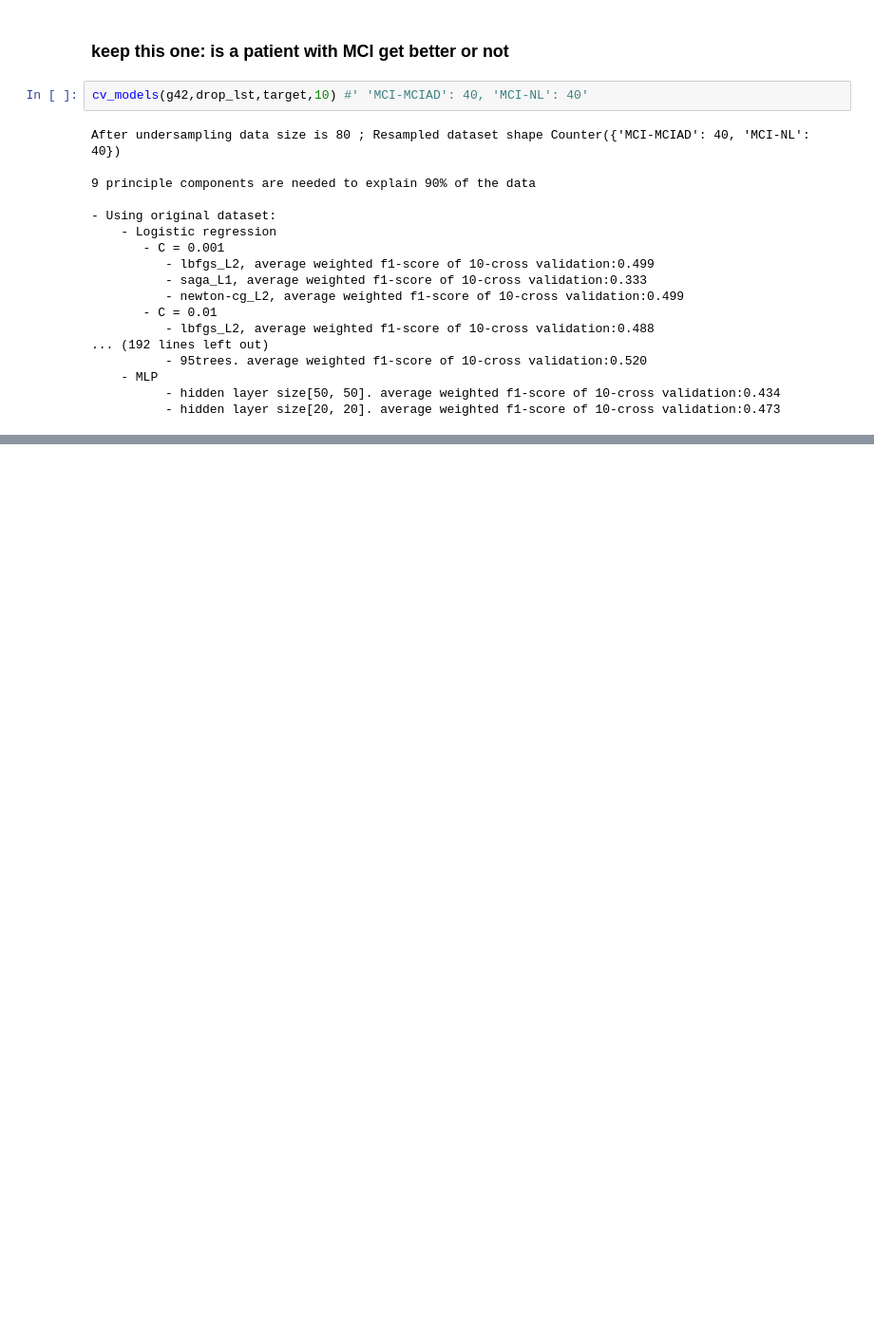
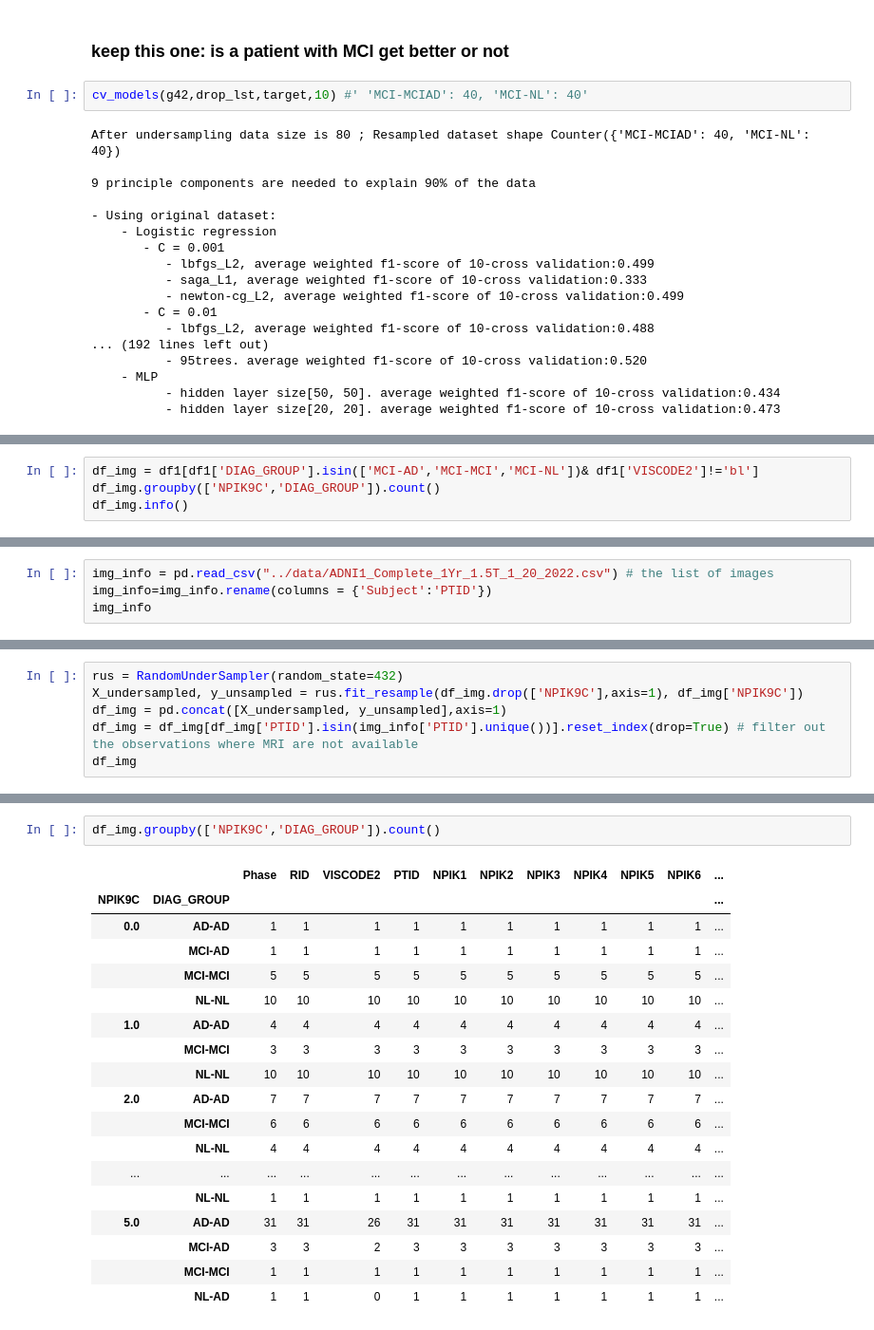
Before and after one commit to weiping2022/Brain_health_challenge_Antonia_Weiping_hs2022, a Jupyter notebook: notebook/3_model_sleep_vs_DX_conversion_final.ipynb, the cells around one changed output, grey strips where cells are left out. Shown at 95% size. Saved outputs shown, nothing was run; the diff lists cells and outputs as text; blank space fills up the shorter version.

```diff
--- a/notebook/3_model_sleep_vs_DX_conversion_final.ipynb
+++ b/notebook/3_model_sleep_vs_DX_conversion_final.ipynb
@@ -410,0 +434,4 @@ Features sorted by their score for each estimator
+# %%
+df_img = df1[df1['DIAG_GROUP'].isin(['MCI-AD','MCI-MCI','MCI-NL'])& df1['VISCODE2']!='bl']
+df_img.groupby(['NPIK9C','DIAG_GROUP']).count()
+df_img.info()
@@ -410,0 +463,4 @@ Features sorted by their score for each estimator
+# %%
+img_info = pd.read_csv("../data/ADNI1_Complete_1Yr_1.5T_1_20_2022.csv") # the list of images
+img_info=img_info.rename(columns = {'Subject':'PTID'})
+img_info
@@ -410,0 +481,6 @@ Features sorted by their score for each estimator
+# %%
+rus = RandomUnderSampler(random_state=432)
+X_undersampled, y_unsampled = rus.fit_resample(df_img.drop(['NPIK9C'],axis=1), df_img['NPIK9C'])
+df_img = pd.concat([X_undersampled, y_unsampled],axis=1)
+df_img = df_img[df_img['PTID'].isin(img_info['PTID'].unique())].reset_index(drop=True) # filter out the observations where MRI are not available
+df_img
@@ -410,0 +501,21 @@ Features sorted by their score for each estimator
+# %%
+df_img.groupby(['NPIK9C','DIAG_GROUP']).count()
+# %% [output]
+|  |  | Phase | RID | VISCODE2 | PTID | NPIK1 | NPIK2 | NPIK3 | NPIK4 | NPIK5 | NPIK6 | ... |
+| NPIK9C | DIAG_GROUP |  |  |  |  |  |  |  |  |  |  | ... |
+| 0.0 | AD-AD | 1 | 1 | 1 | 1 | 1 | 1 | 1 | 1 | 1 | 1 | ... |
+|  | MCI-AD | 1 | 1 | 1 | 1 | 1 | 1 | 1 | 1 | 1 | 1 | ... |
+|  | MCI-MCI | 5 | 5 | 5 | 5 | 5 | 5 | 5 | 5 | 5 | 5 | ... |
+|  | NL-NL | 10 | 10 | 10 | 10 | 10 | 10 | 10 | 10 | 10 | 10 | ... |
+| 1.0 | AD-AD | 4 | 4 | 4 | 4 | 4 | 4 | 4 | 4 | 4 | 4 | ... |
+|  | MCI-MCI | 3 | 3 | 3 | 3 | 3 | 3 | 3 | 3 | 3 | 3 | ... |
+|  | NL-NL | 10 | 10 | 10 | 10 | 10 | 10 | 10 | 10 | 10 | 10 | ... |
+| 2.0 | AD-AD | 7 | 7 | 7 | 7 | 7 | 7 | 7 | 7 | 7 | 7 | ... |
+|  | MCI-MCI | 6 | 6 | 6 | 6 | 6 | 6 | 6 | 6 | 6 | 6 | ... |
+|  | NL-NL | 4 | 4 | 4 | 4 | 4 | 4 | 4 | 4 | 4 | 4 | ... |
+| ... | ... | ... | ... | ... | ... | ... | ... | ... | ... | ... | ... | ... |
+|  | NL-NL | 1 | 1 | 1 | 1 | 1 | 1 | 1 | 1 | 1 | 1 | ... |
+| 5.0 | AD-AD | 31 | 31 | 26 | 31 | 31 | 31 | 31 | 31 | 31 | 31 | ... |
+|  | MCI-AD | 3 | 3 | 2 | 3 | 3 | 3 | 3 | 3 | 3 | 3 | ... |
+|  | MCI-MCI | 1 | 1 | 1 | 1 | 1 | 1 | 1 | 1 | 1 | 1 | ... |
+|  | NL-AD | 1 | 1 | 0 | 1 | 1 | 1 | 1 | 1 | 1 | 1 | ... |
```
Also changed, not shown: parts of 15 cells of this notebook, 30 other files.
